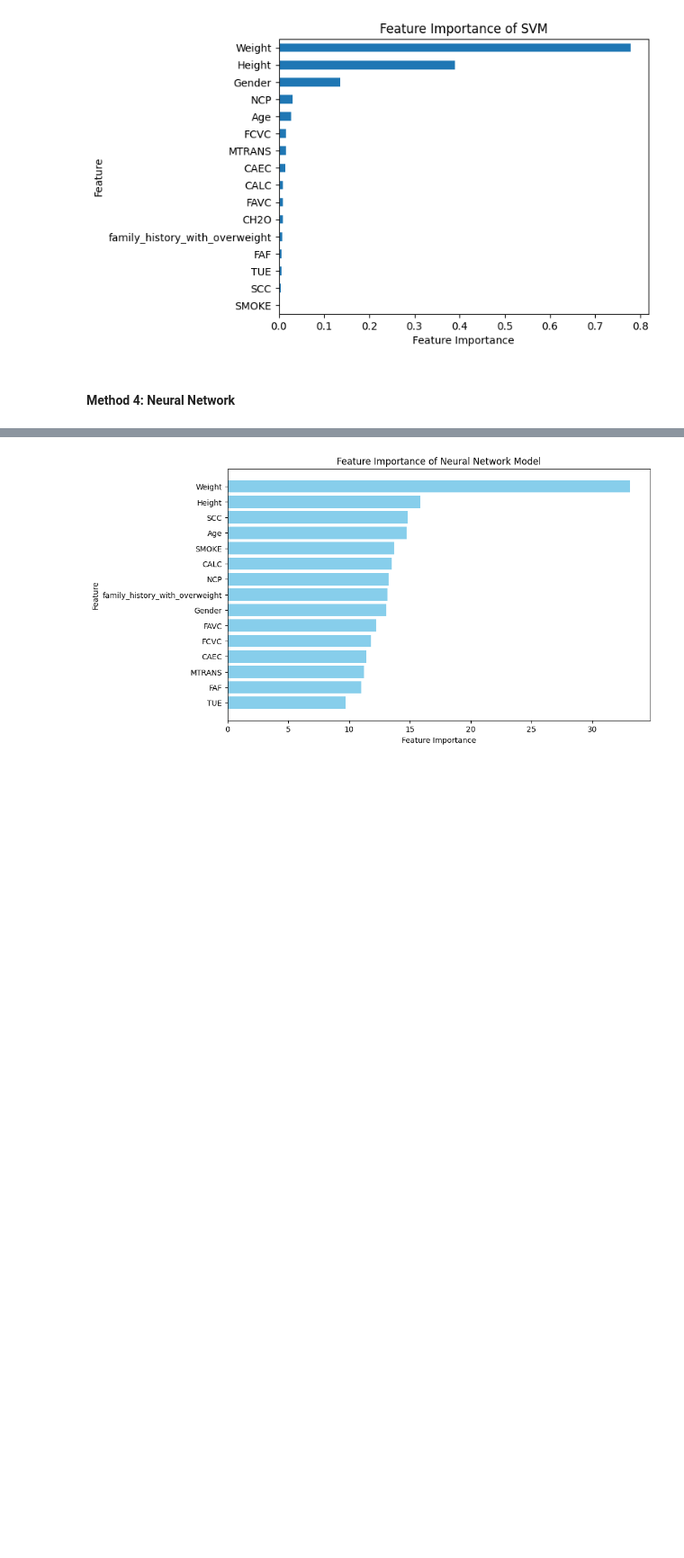
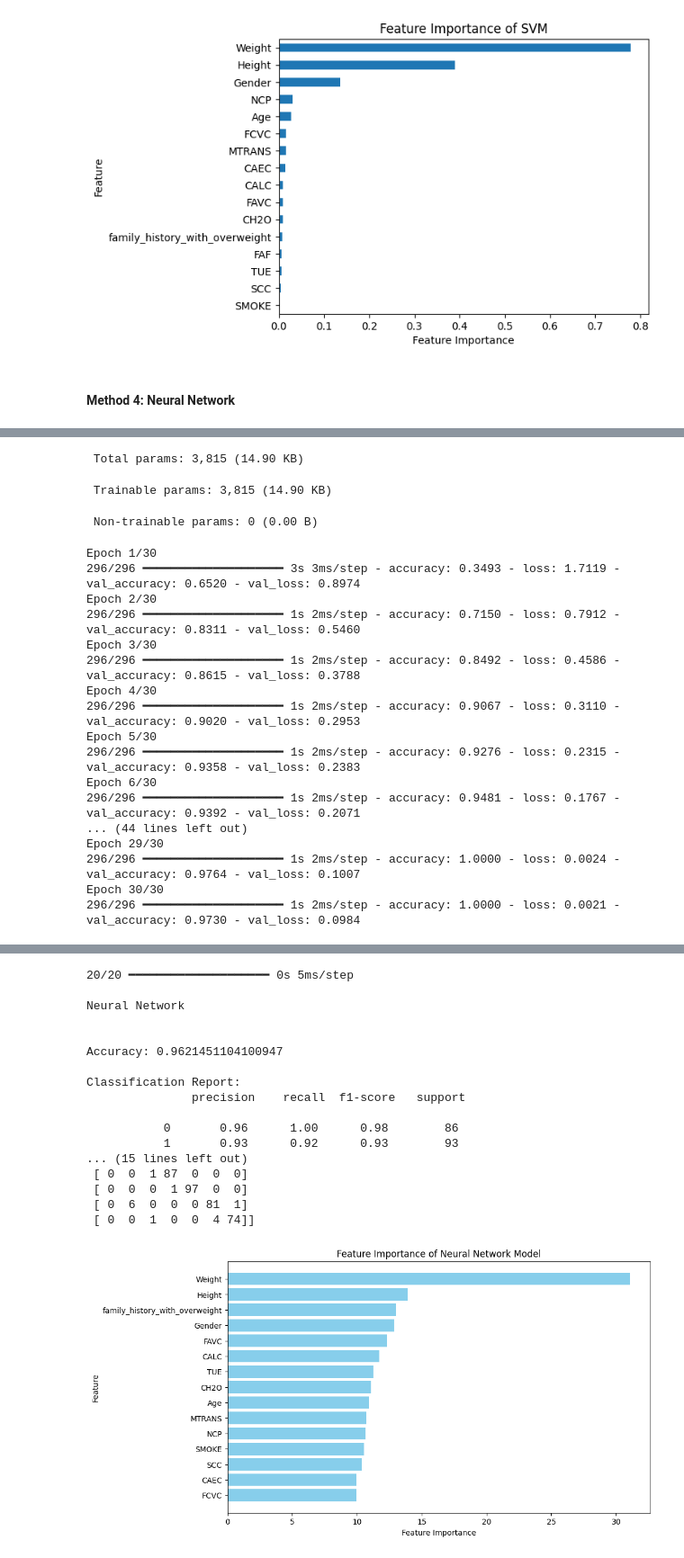
Before and after one commit to epitta/Statistical_A3, a Jupyter notebook: Assignment3.ipynb, the cells around one changed output, grey strips where cells are left out. Shown: that part at 90% size. Drawn from its saved outputs; the diff is of its cells as text; code cells hidden in the pictures; blank space fills up the shorter version.

```diff
--- a/Assignment3.ipynb
+++ b/Assignment3.ipynb
@@ -290,12 +320,17 @@ y_train_encoded = label_encoder.fit_transform(y_train)
 y_train_onehot = to_categorical(y_train_encoded)
 
 model = Sequential()
-model.add(Dense(64, input_dim=X_train.shape[1], activation='relu'))
-model.add(Dense(32, activation='relu'))
+model.add(Dense(64, input_dim=X_train.shape[1], activation='leaky_relu'))
+model.add(Dense(32, activation='leaky_relu'))
+model.add(Dense(16, activation='leaky_relu'))
 model.add(Dense(len(label_encoder.classes_), activation='softmax'))
 model.compile(loss='categorical_crossentropy', optimizer='adam', metrics=['accuracy'])
 
-history = model.fit(X_train, y_train_onehot, epochs=50, batch_size=16, validation_split=0.2, verbose=1)
+model.summary()
+
+history = model.fit(X_train, y_train_onehot, epochs=30, batch_size=4, validation_split=0.2, verbose=1)
+
+model.save('obesity_model.h5')
 
 y_pred_nn = model.predict(X_test)
 y_pred_nn_classes = y_pred_nn.argmax(axis=1)
@@ -343,0 +373,20 @@ Epoch 7/50
+ Total params: 3,815 (14.90 KB)
+ Trainable params: 3,815 (14.90 KB)
+ Non-trainable params: 0 (0.00 B)
+Epoch 1/30
+296/296 ━━━━━━━━━━━━━━━━━━━━ 3s 3ms/step - accuracy: 0.3493 - loss: 1.7119 - val_accuracy: 0.6520 - val_loss: 0.8974
+Epoch 2/30
+296/296 ━━━━━━━━━━━━━━━━━━━━ 1s 2ms/step - accuracy: 0.7150 - loss: 0.7912 - val_accuracy: 0.8311 - val_loss: 0.5460
+Epoch 3/30
+296/296 ━━━━━━━━━━━━━━━━━━━━ 1s 2ms/step - accuracy: 0.8492 - loss: 0.4586 - val_accuracy: 0.8615 - val_loss: 0.3788
+Epoch 4/30
+296/296 ━━━━━━━━━━━━━━━━━━━━ 1s 2ms/step - accuracy: 0.9067 - loss: 0.3110 - val_accuracy: 0.9020 - val_loss: 0.2953
+Epoch 5/30
+296/296 ━━━━━━━━━━━━━━━━━━━━ 1s 2ms/step - accuracy: 0.9276 - loss: 0.2315 - val_accuracy: 0.9358 - val_loss: 0.2383
+Epoch 6/30
+296/296 ━━━━━━━━━━━━━━━━━━━━ 1s 2ms/step - accuracy: 0.9481 - loss: 0.1767 - val_accuracy: 0.9392 - val_loss: 0.2071
+... (44 lines left out)
+Epoch 29/30
+296/296 ━━━━━━━━━━━━━━━━━━━━ 1s 2ms/step - accuracy: 1.0000 - loss: 0.0024 - val_accuracy: 0.9764 - val_loss: 0.1007
+Epoch 30/30
+296/296 ━━━━━━━━━━━━━━━━━━━━ 1s 2ms/step - accuracy: 1.0000 - loss: 0.0021 - val_accuracy: 0.9730 - val_loss: 0.0984
@@ -344 +394,18 @@ Epoch 7/50
+20/20 ━━━━━━━━━━━━━━━━━━━━ 0s 5ms/step
+
+Neural Network
+
+
+Accuracy: 0.9621451104100947
+
+Classification Report:
+               precision    recall  f1-score   support
+
+           0       0.96      1.00      0.98        86
+           1       0.93      0.92      0.93        93
+... (15 lines left out)
+ [ 0  0  1 87  0  0  0]
+ [ 0  0  0  1 97  0  0]
+ [ 0  6  0  0  0 81  1]
+ [ 0  0  1  0  0  4 74]]
-[figure, old version]
+[figure, new version]
```
Also changed, not shown: parts of 6 cells of this notebook.
